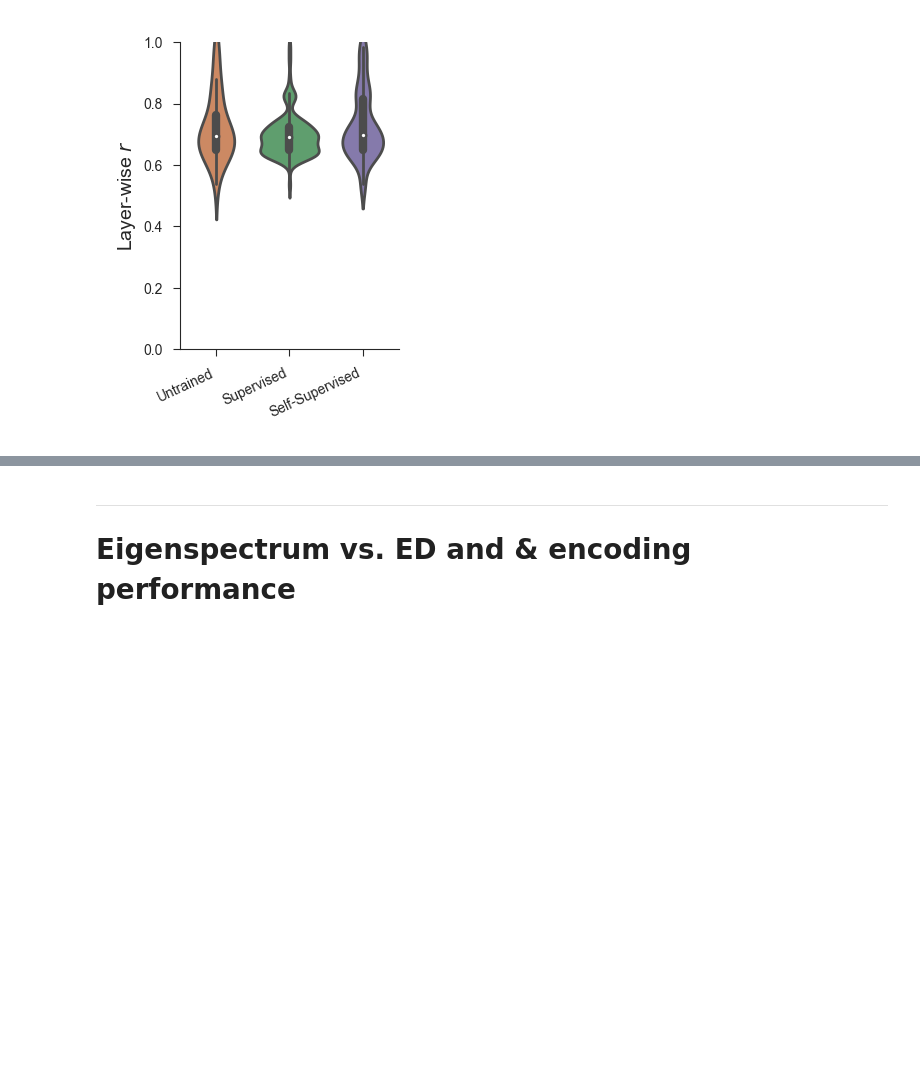
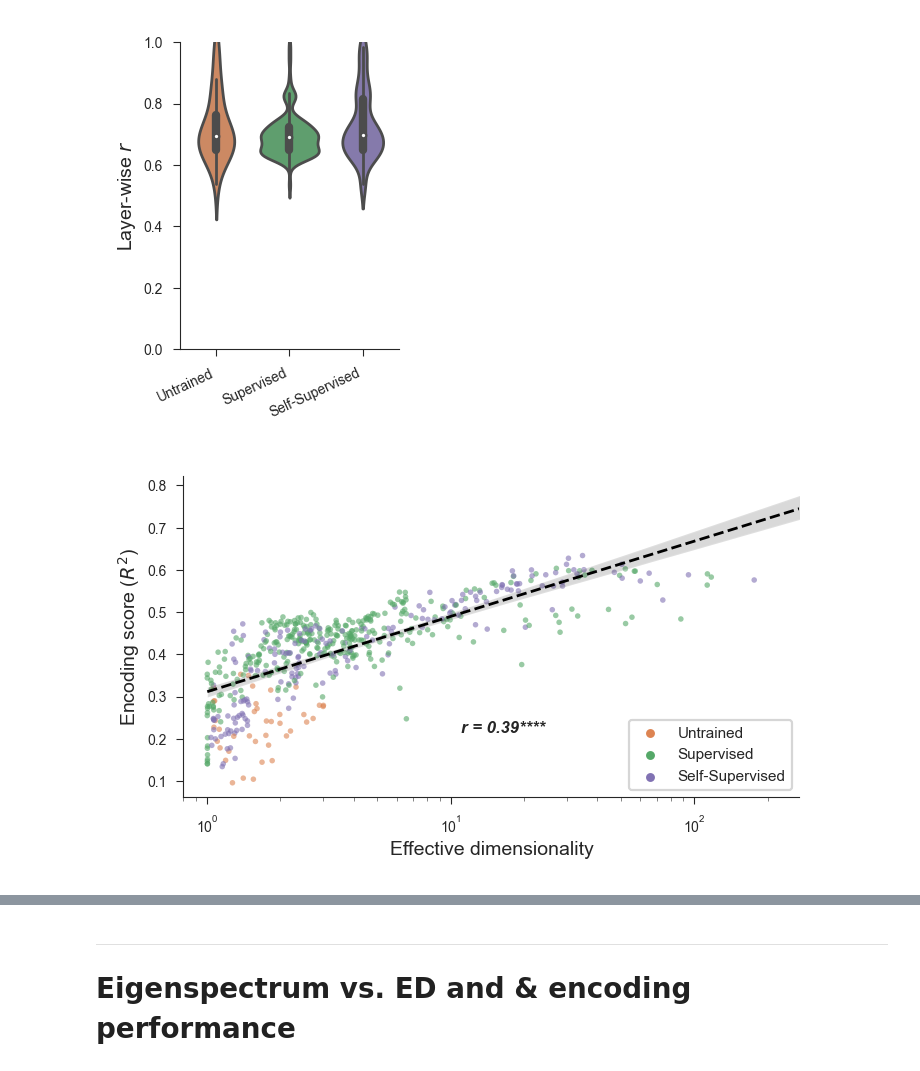
Before and after one commit to EricElmoznino/encoder_dimensionality, a Jupyter notebook: figures/manuscript/results.ipynb, the cells around one changed output, grey strips where cells are left out. Saved outputs shown, nothing was run; the diff lists cells and outputs as text; code cells hidden in the pictures; blank space fills up the shorter version.

```diff
--- a/figures/manuscript/results.ipynb
+++ b/figures/manuscript/results.ipynb
@@ -166,3 +118,35 @@ plt.savefig('saved/results_bykind-ED-vs-encoding-layerwise.png', dpi=300)
 plt.show()
 # %% [output]
 [figure]
+# %%
+dataset = 'imagenet'
+data = pd.merge(pd.read_csv(f'../../results/encoding|benchmark:bonner.Object2Vec.pls.roi=LOC|pooling:False.csv'),
+                pd.read_csv(f'../../results/eigmetrics|dataset:{dataset}|pooling:avg|grayscale:False.csv'),
+                on=id_columns)
+data_additional = pd.merge(pd.read_csv(f'../../results/encoding|benchmark:dicarlo.MajajHong2015.IT.public-pls|pooling:False|additional:True.csv'),
+                           pd.read_csv(f'../../results/eigmetrics|dataset:{dataset}|pooling:avg|grayscale:False|additional:True.csv'),
+                           on=id_columns)
+data = pd.concat([data, data_additional], ignore_index=True)
+data.loc[:, 'layer'] = data['layer'].replace(tf_to_pt_layer_map)
+
+fig, ax = plt.subplots(1, 1, figsize=(3.5, 2))
+
+ax.set_xlim(0.8, 270)
+sns.scatterplot(data=data, x='effective dimensionality', y='score',
+                hue='kind', palette=(sns.color_palette()[1], sns.color_palette()[2], sns.color_palette()[4]),
+                alpha=0.6, s=4, linewidth=0,
+                ax=ax)
+sns.regplot(data=data, x='effective dimensionality', y='score',
+            logx=True,
+            scatter_kws={'alpha': 0.0, 's': 4, 'linewidth': 0},
+            line_kws={'color': 'black', 'linestyle': '--', 'linewidth': 1},
+            ax=ax)
+ax.set(xlabel='Effective dimensionality', ylabel=r'Encoding score ($R^2$)', xscale='log')
+annotate_corr(data, x='effective dimensionality', y='score', pos=(0.45, 0.2), ax=ax)
+
+ax.legend(loc='lower right')
+
+plt.savefig('saved/results_bykind-ED-vs-encoding-all-fmri.png', dpi=300)
+plt.show()
+# %% [output]
+[figure, added]
```
Also changed, not shown: parts of 10 cells of this notebook, 19 other files.
